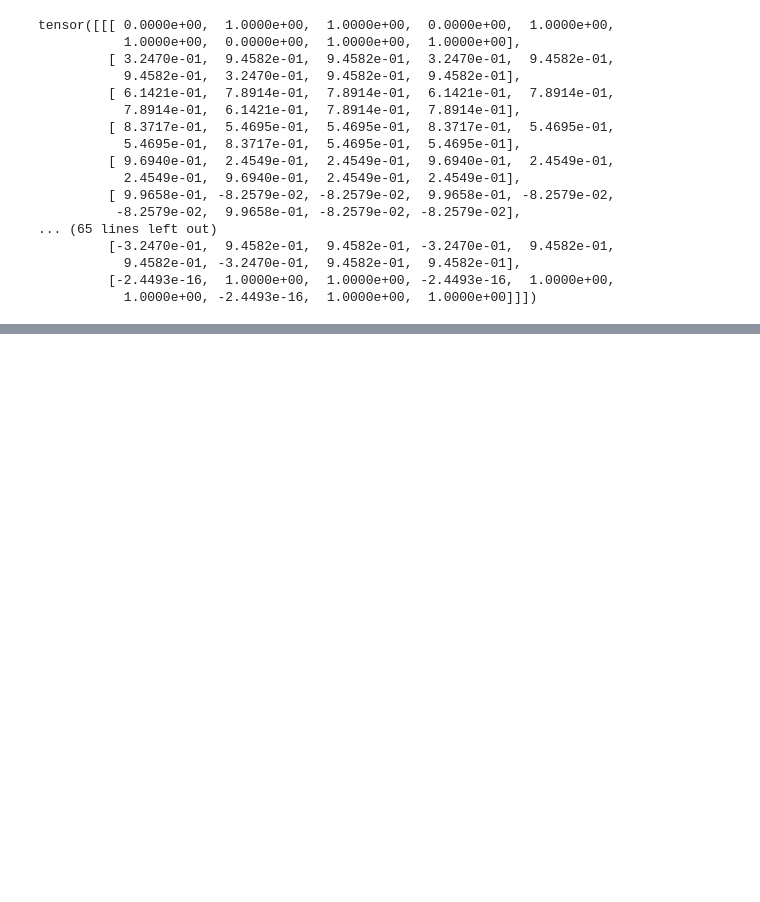
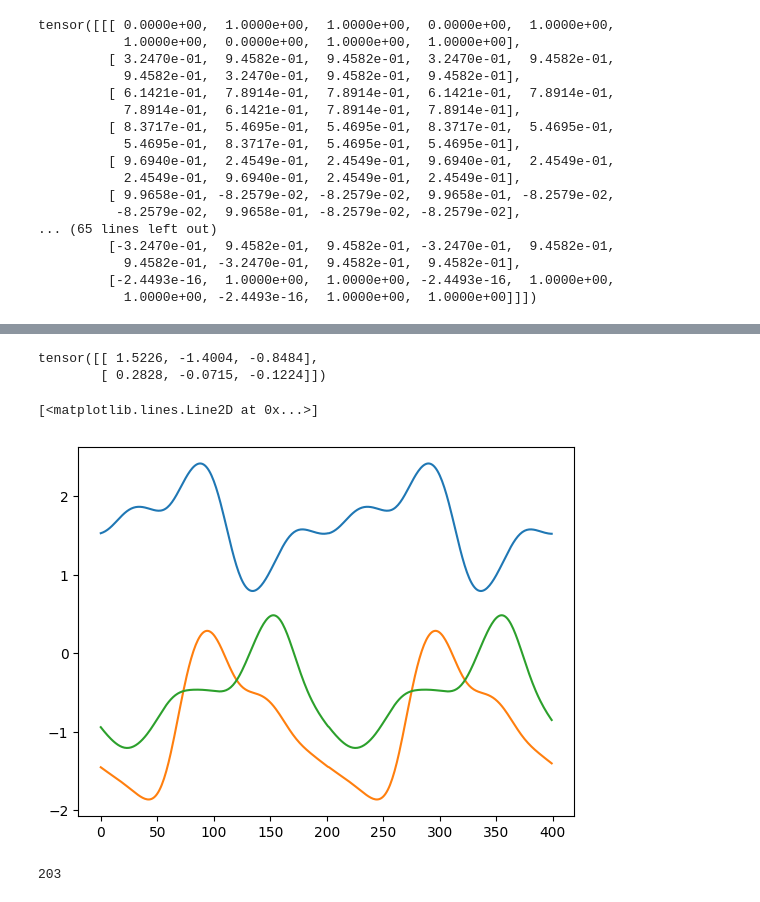
Before and after one commit to Leung555/OmniIsaacGymEnvs, a Jupyter notebook: omniisaacgymenvs/ES/notebook.ipynb, the cells around one changed output, grey strips where cells are left out. Drawn from its saved outputs; the diff is of its cells as text; code cells hidden in the pictures; blank space fills up the shorter version.

```diff
--- a/omniisaacgymenvs/ES/notebook.ipynb
+++ b/omniisaacgymenvs/ES/notebook.ipynb
@@ -530,0 +681,38 @@ tensor([[[ 0.0000e+00,  1.0000e+00,  1.0000e+00,  0.0000e+00,  1.0000e+00,
+# %%
+output = []
+with torch.no_grad():
+    period = 0
+    for i in range(400):
+        # print(period)
+
+        # o1 = torch.tanh(1.01*( o1p*cos(omega) + o2p*sin(omega)))
+        # o2 = torch.tanh(1.01*(-o1p*sin(omega) + o2p*cos(omega)))
+        # O = torch.tanh(1.01*torch.matmul(O, W))
+        # print('o1', o1)
+        # posto1 = torch.sum(weights[0]*np.exp(variance*(o1 - centers)), dim=1)
+        # posto2 = torch.sum(weights[1]*np.exp(variance*(o2 - centers)), dim=1)
+        a = torch.exp(-var * ((x[period]-cx) ** 2 + (y[period]-cy) ** 2))
+        post = torch.matmul(a, weights)
+
+        # # cpg_out = torch.stack([posto1,posto2])
+        output.append(post.tolist())
+        # o1p = o1
+        # o2p = o2
+
+        period += 1
+        if period > 201:
+            period = 0
+    print(post)
+plt.plot(np.array(output)[:,0,0])
+plt.plot(np.array(output)[:,0,1])
+plt.plot(np.array(output)[:,0,2])
+# plt.plot(output[:,1:2])
+# %% [output]
+tensor([[ 1.5226, -1.4004, -0.8484],
+        [ 0.2828, -0.0715, -0.1224]])
+[<matplotlib.lines.Line2D at 0x...>]
+[figure, added]
+# %%
+len(x)
+# %% [output]
+203
```
Also changed, not shown: parts of 5 cells of this notebook, 1 other file.
